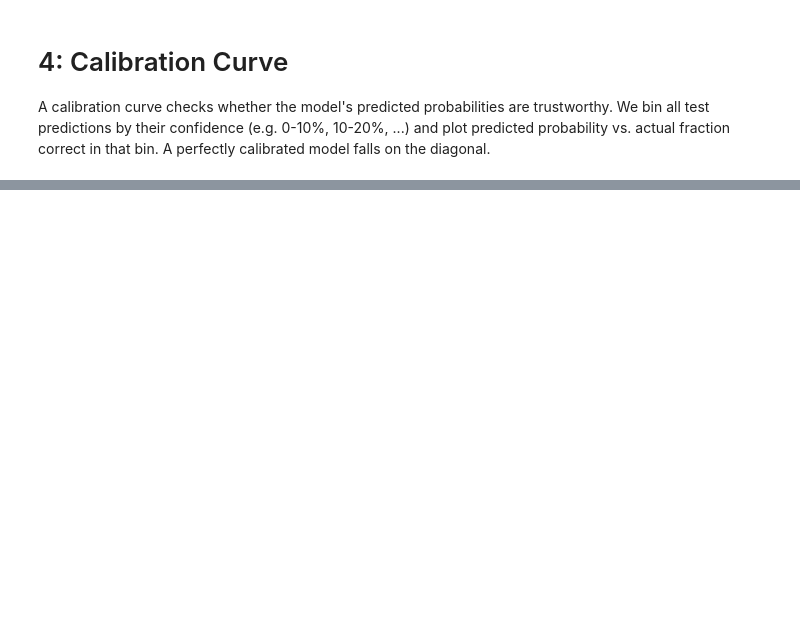
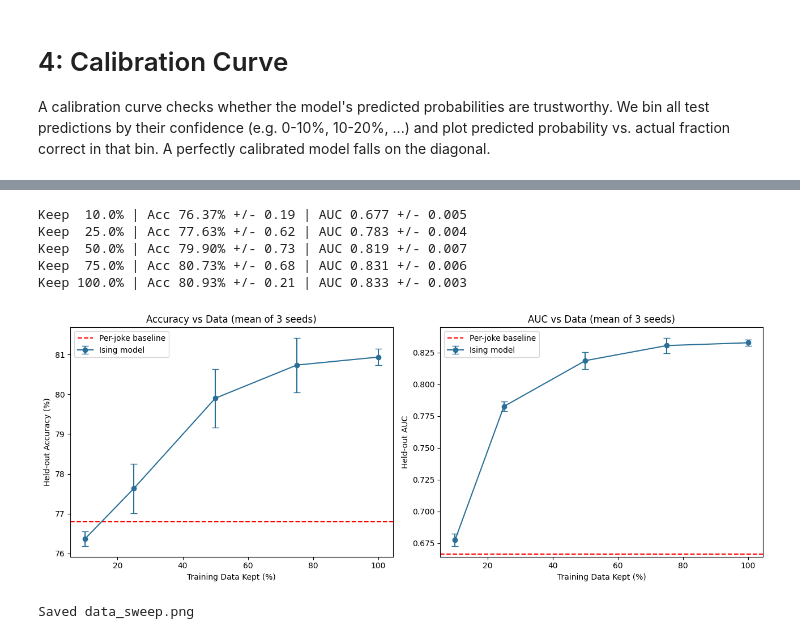
Before and after one commit to Davin-Makris/Jester-Prediction, a Jupyter notebook: model.ipynb, the cells around one changed output, grey strips where cells are left out. Drawn from its saved outputs; the diff is of its cells as text; code cells hidden in the pictures; blank space fills up the shorter version.

```diff
--- a/model.ipynb
+++ b/model.ipynb
@@ -371,0 +603,58 @@ Cluster assignments (N=5):
+# %%
+keep_rates_sweep = [0.10, 0.25, 0.5, 0.75, 1.0]
+N_SEEDS = 3
+
+sweep_acc_mean, sweep_acc_std = [], []
+sweep_auc_mean, sweep_auc_std = [], []
+
+for kr in keep_rates_sweep:
+    accs_here, aucs_here = [], []
+    for s in range(N_SEEDS):
+        torch.manual_seed(100 + s)
+        dropout = (torch.rand(total_users, total_jokes) < kr).float()
+        train_mask_kr = full_train_mask * dropout
+        h_kr, J_kr = train_ising(train_mask_kr, steps=1000, lr=0.01, j_prior_scale=0.1, seed=100 + s)
+        pm = ising_test_probs(h_kr, J_kr, train_mask_kr)
+        p, y = gather_targets(pm)
+        m = all_metrics(p, y)
+        accs_here.append(m['accuracy'] * 100)
+        aucs_here.append(m['auc'])
+    sweep_acc_mean.append(np.mean(accs_here)); sweep_acc_std.append(np.std(accs_here))
+    sweep_auc_mean.append(np.mean(aucs_here)); sweep_auc_std.append(np.std(aucs_here))
+    print(f"Keep {kr*100:>5.1f}% | Acc {np.mean(accs_here):.2f}% +/- {np.std(accs_here):.2f} | AUC {np.mean(aucs_here):.3f} +/- {np.std(aucs_here):.3f}")
+
+# Plot accuracy and AUC vs data fraction with error bars
+fig, axes = plt.subplots(1, 2, figsize=(13, 5))
+x = [k * 100 for k in keep_rates_sweep]
+
+baseline_acc = baseline_results["Per-joke majority"]["accuracy"] * 100
+baseline_auc = baseline_results["Per-joke majority"]["auc"]
+
+axes[0].errorbar(x, sweep_acc_mean, yerr=sweep_acc_std, fmt='o-', color='#2a6f97',
+                 capsize=4, label='Ising model')
+axes[0].axhline(baseline_acc, color='red', linestyle='--', label='Per-joke baseline')
+axes[0].set_xlabel('Training Data Kept (%)')
+axes[0].set_ylabel('Held-out Accuracy (%)')
+axes[0].set_title(f'Accuracy vs Data (mean of {N_SEEDS} seeds)')
+axes[0].legend()
+
+axes[1].errorbar(x, sweep_auc_mean, yerr=sweep_auc_std, fmt='o-', color='#2a6f97',
+                 capsize=4, label='Ising model')
+axes[1].axhline(baseline_auc, color='red', linestyle='--', label='Per-joke baseline')
+axes[1].set_xlabel('Training Data Kept (%)')
+axes[1].set_ylabel('Held-out AUC')
+axes[1].set_title(f'AUC vs Data (mean of {N_SEEDS} seeds)')
+axes[1].legend()
+
+plt.tight_layout()
+plt.savefig('data_sweep.png', dpi=150, bbox_inches='tight')
+plt.show()
+print('\nSaved data_sweep.png')
+# %% [output]
+Keep  10.0% | Acc 76.37% +/- 0.19 | AUC 0.677 +/- 0.005
+Keep  25.0% | Acc 77.63% +/- 0.62 | AUC 0.783 +/- 0.004
+Keep  50.0% | Acc 79.90% +/- 0.73 | AUC 0.819 +/- 0.007
+Keep  75.0% | Acc 80.73% +/- 0.68 | AUC 0.831 +/- 0.006
+Keep 100.0% | Acc 80.93% +/- 0.21 | AUC 0.833 +/- 0.003
+[figure, added]
+Saved data_sweep.png
```
Also changed, not shown: parts of 14 cells of this notebook, 5 other files.
